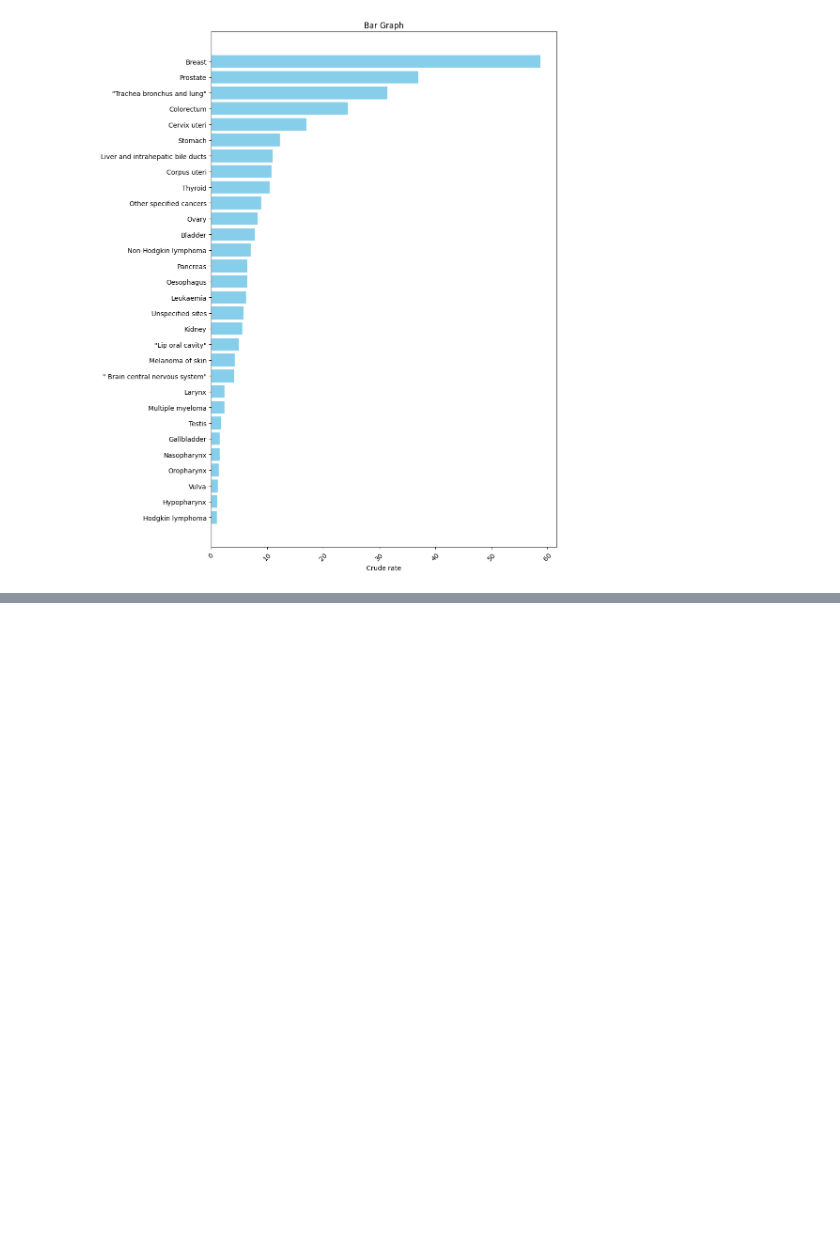
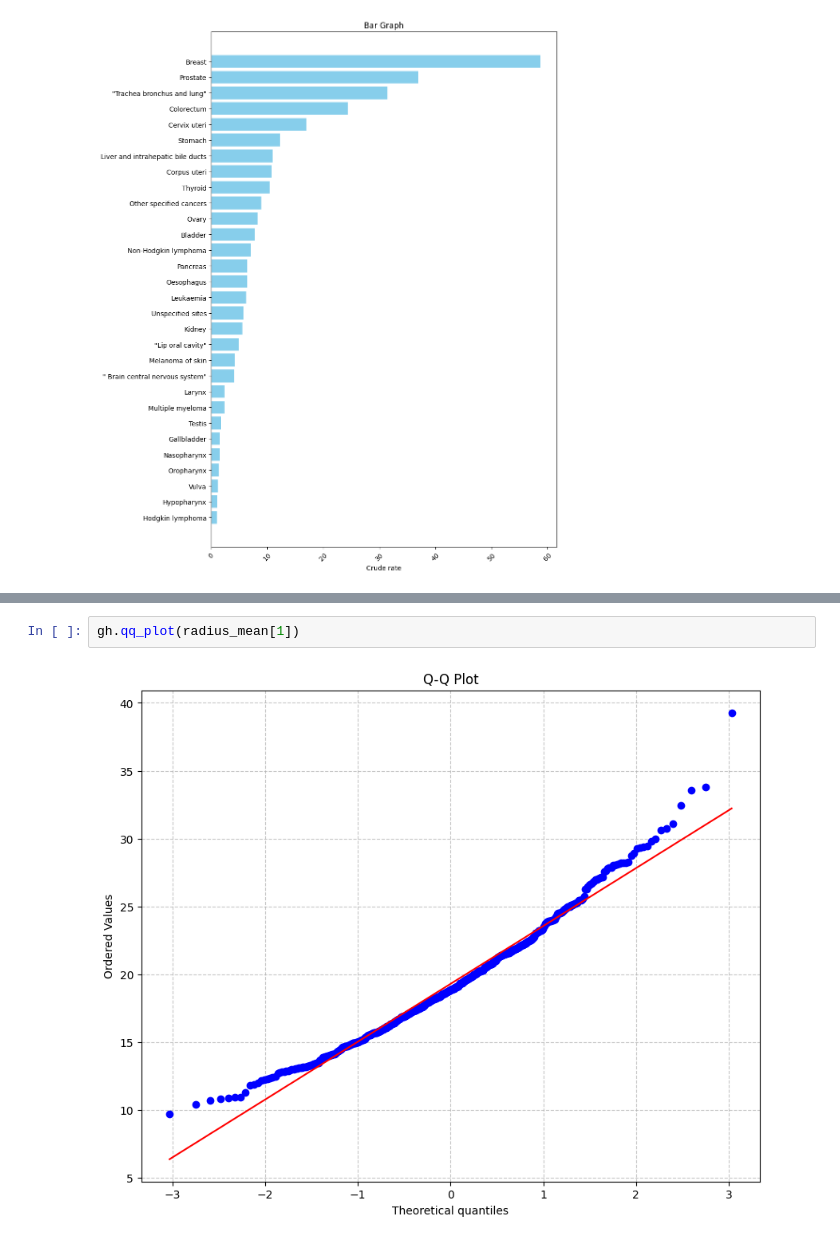
Before and after one commit to mrhamana/mammo-da, a Jupyter notebook: pythonside/main.ipynb, the cells around one changed output, grey strips where cells are left out. Drawn from its saved outputs; the diff is of its cells as text; blank space fills up the shorter version.

```diff
--- a/pythonside/main.ipynb
+++ b/pythonside/main.ipynb
@@ -71,0 +160,4 @@ gh.plot_sorted_horizontal_bar_graph(data,30)
+# %%
+gh.qq_plot(radius_mean[1])
+# %% [output]
+[figure, added]
```
Also changed, not shown: parts of 10 cells of this notebook, 2 other files.
